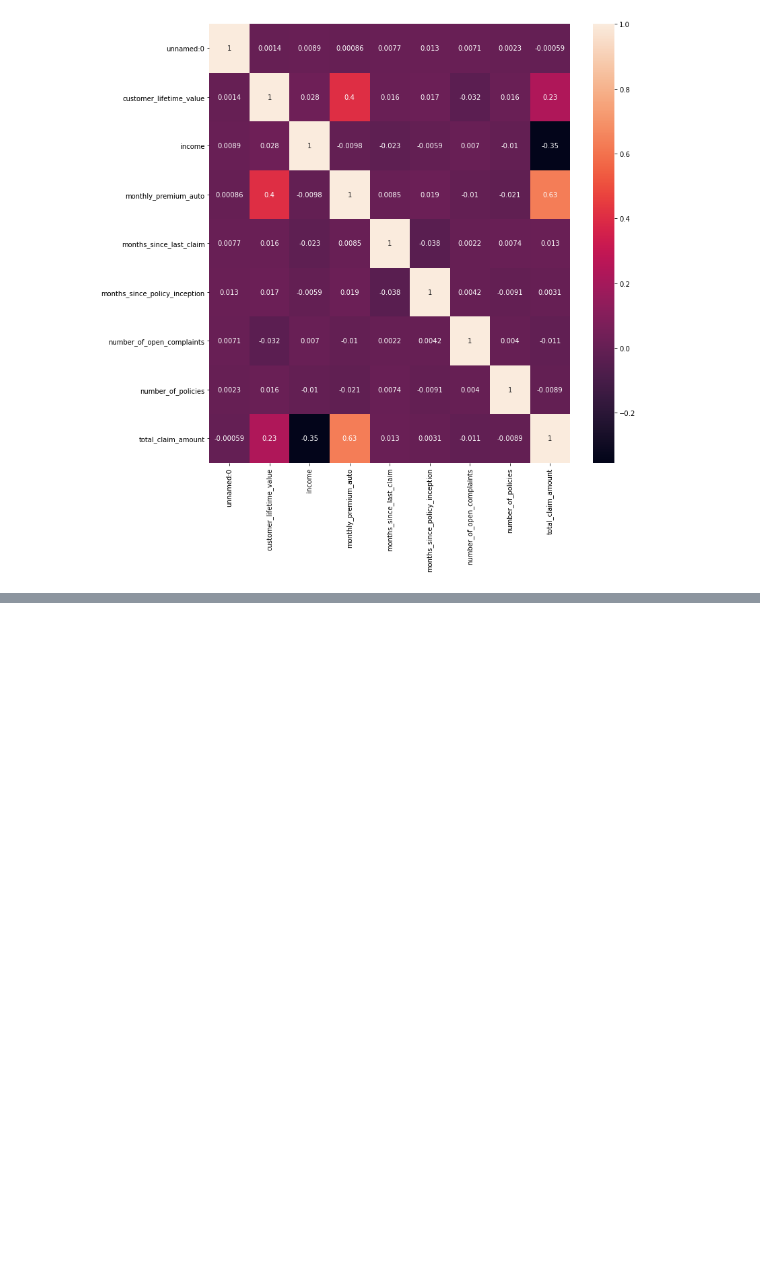
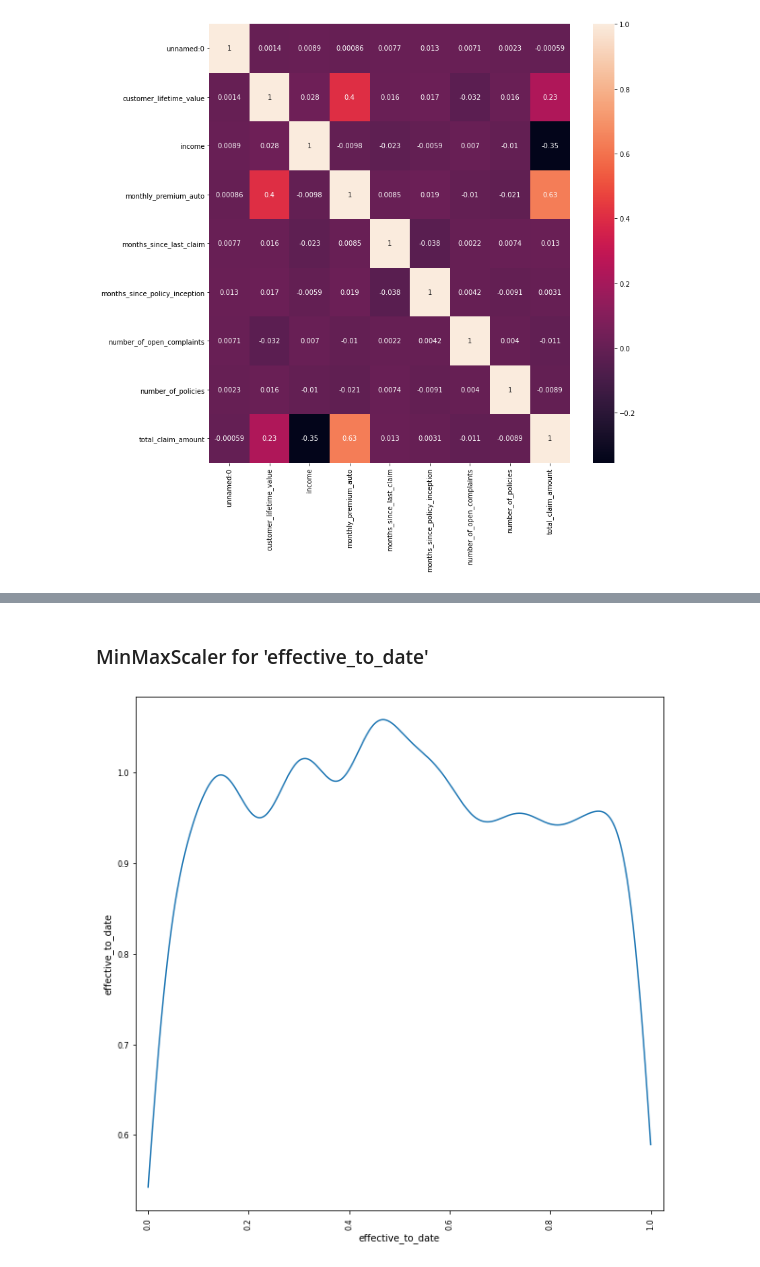
Before and after one commit to UmmuDem/Customer-Analysis-Round-1, a Jupyter notebook: lab-customer-analysis-round-2-3-4.ipynb, the cells around one changed output, grey strips where cells are left out. Saved outputs shown, nothing was run; the diff lists cells and outputs as text; code cells hidden in the pictures; blank space fills up the shorter version.

```diff
--- a/lab-customer-analysis-round-2-3-4.ipynb
+++ b/lab-customer-analysis-round-2-3-4.ipynb
@@ -298,0 +397,11 @@ sns.heatmap(correlations_matrix,annot= True)
+# %% [markdown]
+### MinMaxScaler for 'effective_to_date'
+# %%
+from sklearn.preprocessing import MinMaxScaler
+scaler = MinMaxScaler().fit(X[['effective_to_date']])
+date_minmax = scaler.transform(X[['effective_to_date']])
+# %%
+date_MinMax = pd.DataFrame(date_minmax, columns= ['effective_to_date'])
+scatter_matrix(date_MinMax,alpha=0.2,figsize=(10,10),diagonal='kde');
+# %% [output]
+[figure, added]
```
Also changed, not shown: parts of 51 cells of this notebook.
